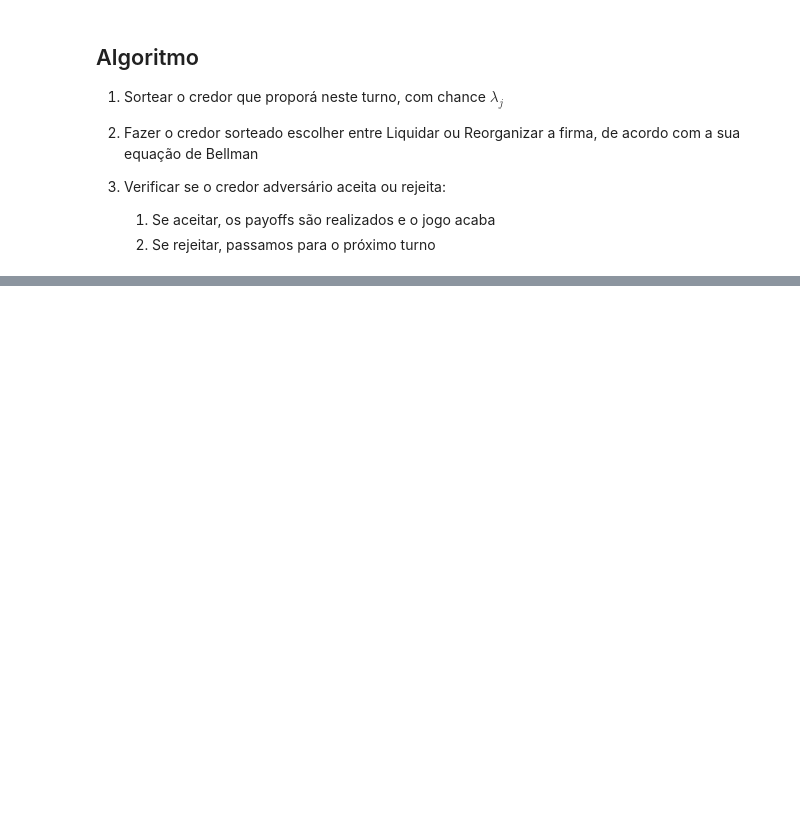
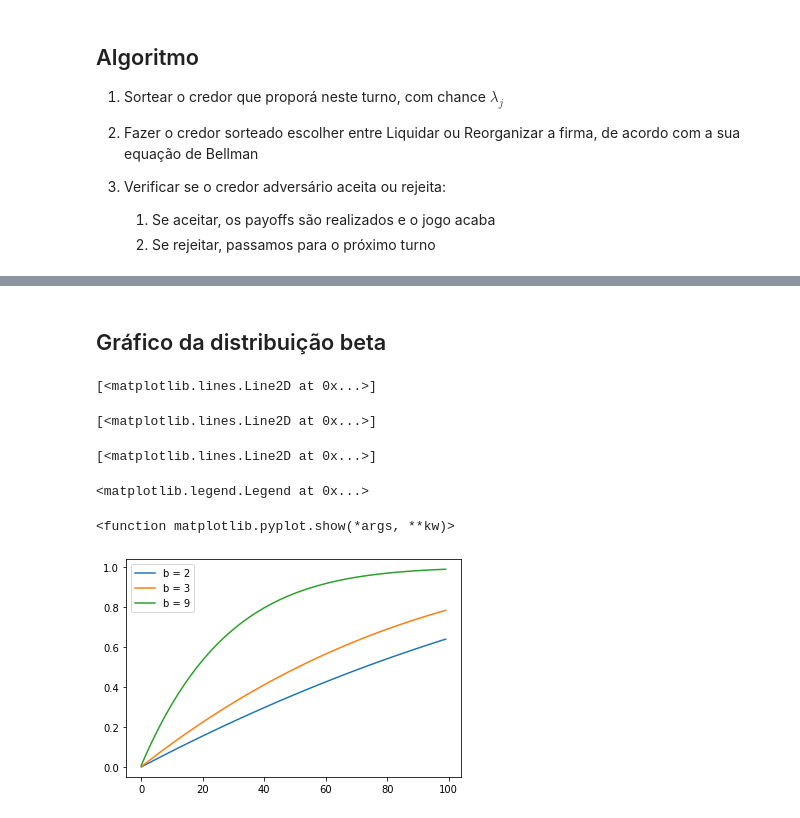
Before and after one commit to jmatheusgpa/Bargaining, a Jupyter notebook: Solução do Modelo_binder.ipynb, the cells around one changed output, grey strips where cells are left out. Cells and saved outputs as stored; diff of their text form; code cells hidden in the pictures; blank space fills up the shorter version.

```diff
--- a/Solução do Modelo_binder.ipynb
+++ b/Solução do Modelo_binder.ipynb
@@ -53,0 +26,17 @@ dou_data = [
+# %%
+#parâmetros iniciais
+
+
+#número máximo de rodadas (em McCall era 'n')
+T = 500
+
+
+#parâmetros iniciais da distribuição beta
+
+a, b =  1, 9                        # default parameters
+
+#grid onde ela irá variar
+x = np.linspace(beta.ppf(0.01, a, b),
+               beta.ppf(0.99, a, b), T)
+
+F_default = beta.cdf(x, a, b)     # cdf distribuição Beta
@@ -53,0 +63,18 @@ dou_data = [
+# %% [markdown]
+## Gráfico da distribuição beta
+# %%
+plt.plot(beta.cdf(x, a, b = 2), label = "b = " + str(2) )
+
+plt.plot(beta.cdf(x, a, b = 3), label = "b = " + str(3))
+
+plt.plot(beta.cdf(x, a, b = 9), label = "b = " + str(9))
+
+plt.legend()
+plt.show
+# %% [output]
+[<matplotlib.lines.Line2D at 0x...>]
+[<matplotlib.lines.Line2D at 0x...>]
+[<matplotlib.lines.Line2D at 0x...>]
+<matplotlib.legend.Legend at 0x...>
+<function matplotlib.pyplot.show(*args, **kw)>
+[figure, added]
```
Also changed, not shown: parts of 12 cells of this notebook.
